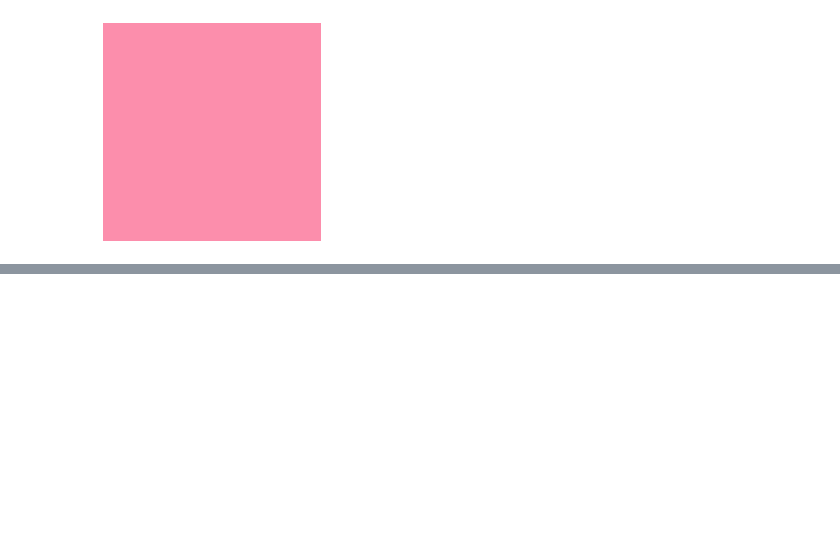
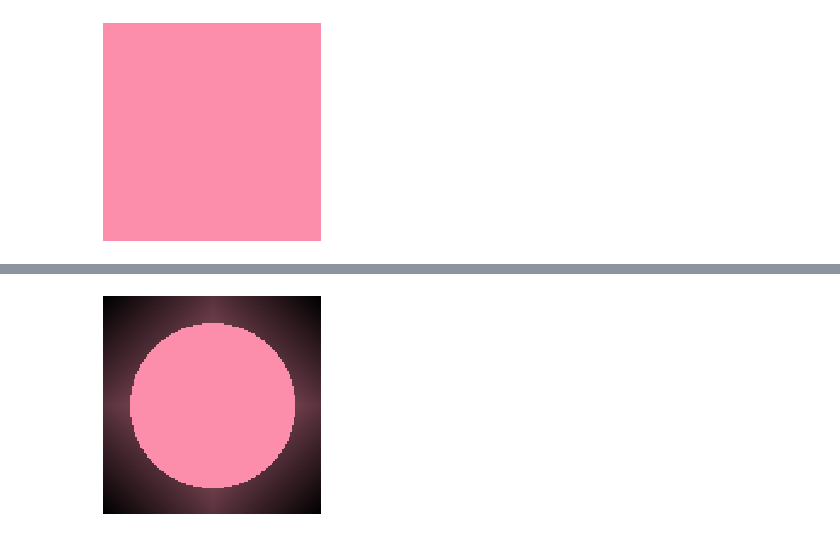
Before and after one commit to VictoriaNguyenMD/NumPy, a Jupyter notebook: resources/notebooks/our_first_numpy.ipynb, the cells around one changed output, grey strips where cells are left out. Drawn from its saved outputs; the diff is of its cells as text; code cells hidden in the pictures; blank space fills up the shorter version.

```diff
--- a/resources/notebooks/our_first_numpy.ipynb
+++ b/resources/notebooks/our_first_numpy.ipynb
@@ -397,0 +521,11 @@ test_inner_circle_mask(img)
+# %%
+#testing the darken_to corner
+img = plot.imread("flamingo.png")
+def test_inner_circle_mask_2(img):
+    r,g,b = split_rgb(img)
+    r,g,b = inner_circle_mask(r,g,b,1,.7,1,.7,1,.7,TO_CORNER,MUL_MODE)
+    out_img_RGB(r,g,b)
+    return
+test_inner_circle_mask_2(img)
+# %% [output]
+[figure, added]
```
Also changed, not shown: parts of 8 cells of this notebook, 1 other file.
